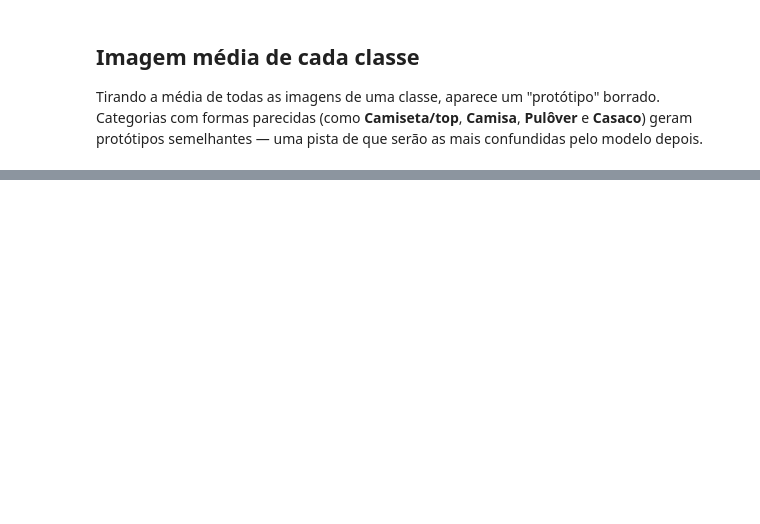
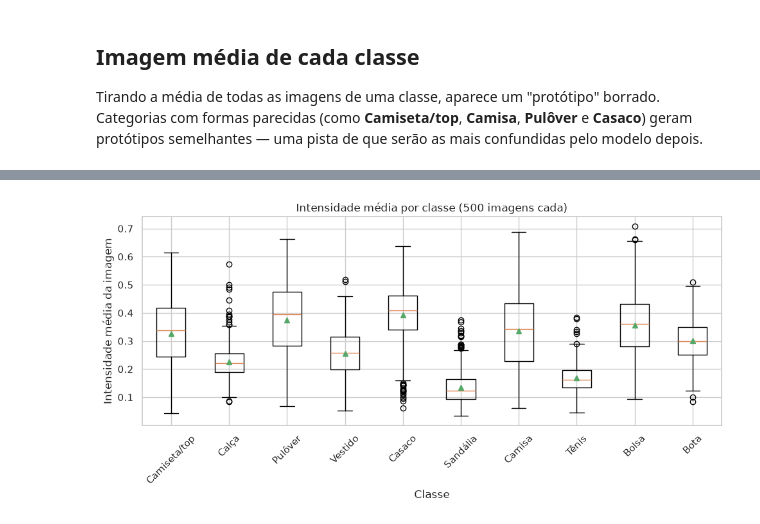
Before and after one commit to 4rth-g/fashion-mnist-fundamentos-ia, a Jupyter notebook: notebooks/01_eda.ipynb, the cells around one changed output, grey strips where cells are left out. Cells and saved outputs as stored; diff of their text form; code cells hidden in the pictures; blank space fills up the shorter version.

```diff
--- a/notebooks/01_eda.ipynb
+++ b/notebooks/01_eda.ipynb
@@ -184,0 +220,20 @@ plt.show()
+# %%
+# Intensidade média de cada imagem (uma imagem = 784 pixels -> 1 valor escalar),
+# agrupada por classe.
+n_per_class_box = 500
+box_data = []
+for cls in range(10):
+    idxs = np.where(labels == cls)[0][:n_per_class_box]
+    imgs = np.stack([train_full[i][0].numpy() for i in idxs])
+    box_data.append(imgs.reshape(len(idxs), -1).mean(axis=1))
+
+fig, ax = plt.subplots(figsize=(10, 5))
+ax.boxplot(box_data, tick_labels=CLASS_NAMES, showmeans=True)
+ax.set(title=f"Intensidade média por classe ({n_per_class_box} imagens cada)",
+       xlabel="Classe", ylabel="Intensidade média da imagem")
+ax.tick_params(axis="x", rotation=45)
+plt.tight_layout()
+plt.savefig(FIGURES_DIR / "eda_boxplot_intensidade.png", dpi=120)
+plt.show()
+# %% [output]
+[figure, added]
```
Also changed, not shown: parts of 9 cells of this notebook, 6 other files.
